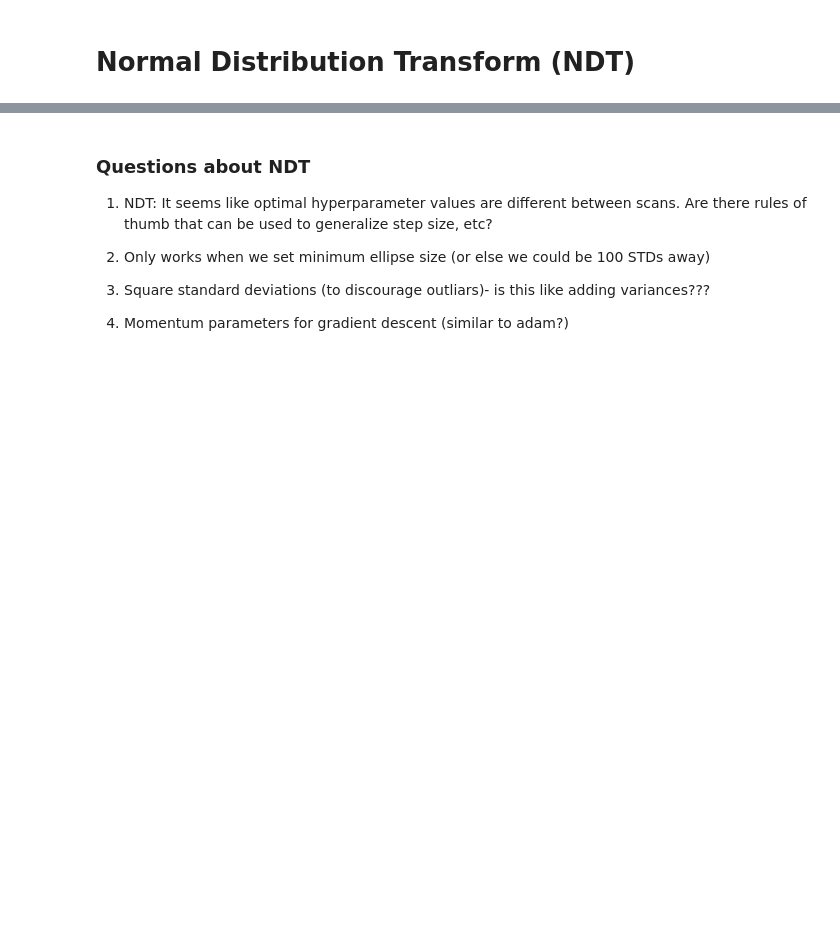
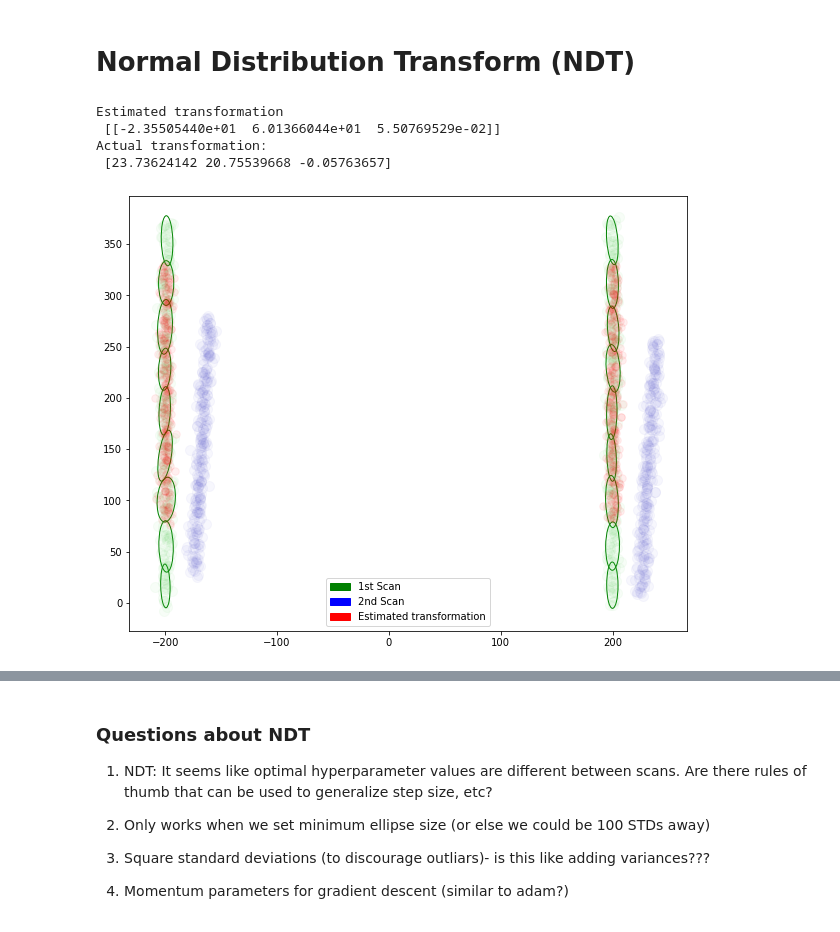
Before and after one commit to mcdermatt/ASAR, a Jupyter notebook: v1/train_network.ipynb, the cells around one changed output, grey strips where cells are left out. Saved outputs shown, nothing was run; the diff lists cells and outputs as text; code cells hidden in the pictures; blank space fills up the shorter version.

```diff
--- a/v1/train_network.ipynb
+++ b/v1/train_network.ipynb
@@ -465,25 +465,34 @@ good accuracy but SLOW
 # %%
 # from NDT import NDT_old as NDT
 from NDT import NDT
 
 fig9 = plt.figure()
 ax9 = fig9.add_subplot()
 # ax9.set_xlim(-125,150)
 green = mpatches.Patch(color='green', label='1st Scan')
 blue = mpatches.Patch(color='blue', label='2nd Scan')
 red = mpatches.Patch(color='red', label='Estimated transformation')
 plt.legend(handles=[green, blue, red])
 
 # a = int(100*np.random.rand())
 # print(a)
 a = 59 #59 #10 #97 #33 #easy test scans
 fidelity = 10 # [N x N] grid of ellipses
-nc = 100  # number of cycles
+nc = 150  # number of cycles
 atd = True #along track demo
 
-r, t, results = NDT(dat1[a],dat2[a],fig9,ax9, fid = fidelity, num_cycles = nc, along_track_demo = atd)
-# print("r ", r)
-# print("t ", t)
+r, t, results, x_actual = NDT(dat1[a],dat2[a],fig9,ax9, fid = fidelity,
+                              num_cycles = nc, along_track_demo = atd,
+                             output_actual = True)
+x_est = np.array([t[0], t[1], r]).T
+print("Estimated transformation \n", np.array(x_est))
+print("Actual transformation: \n", x_actual)
+# %% [output]
+Estimated transformation
+ [[-2.35505440e+01  6.01366044e+01  5.50769529e-02]]
+Actual transformation:
+ [23.73624142 20.75539668 -0.05763657]
+[figure, added]
 # %%
 fig10 = plt.figure()
 ax10 = fig10.add_subplot()
```
Also changed, not shown: parts of 16 cells of this notebook, 3 other files.
